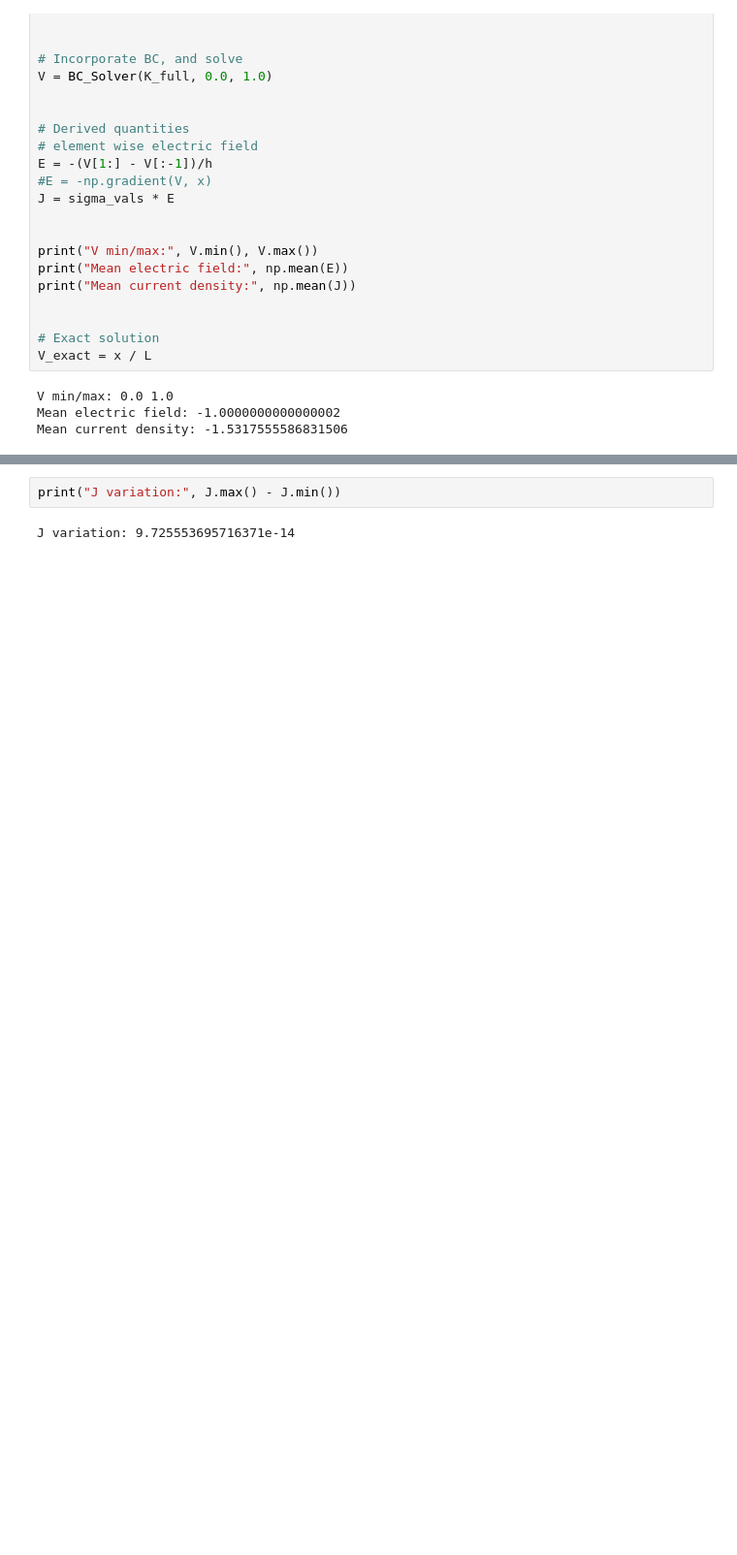
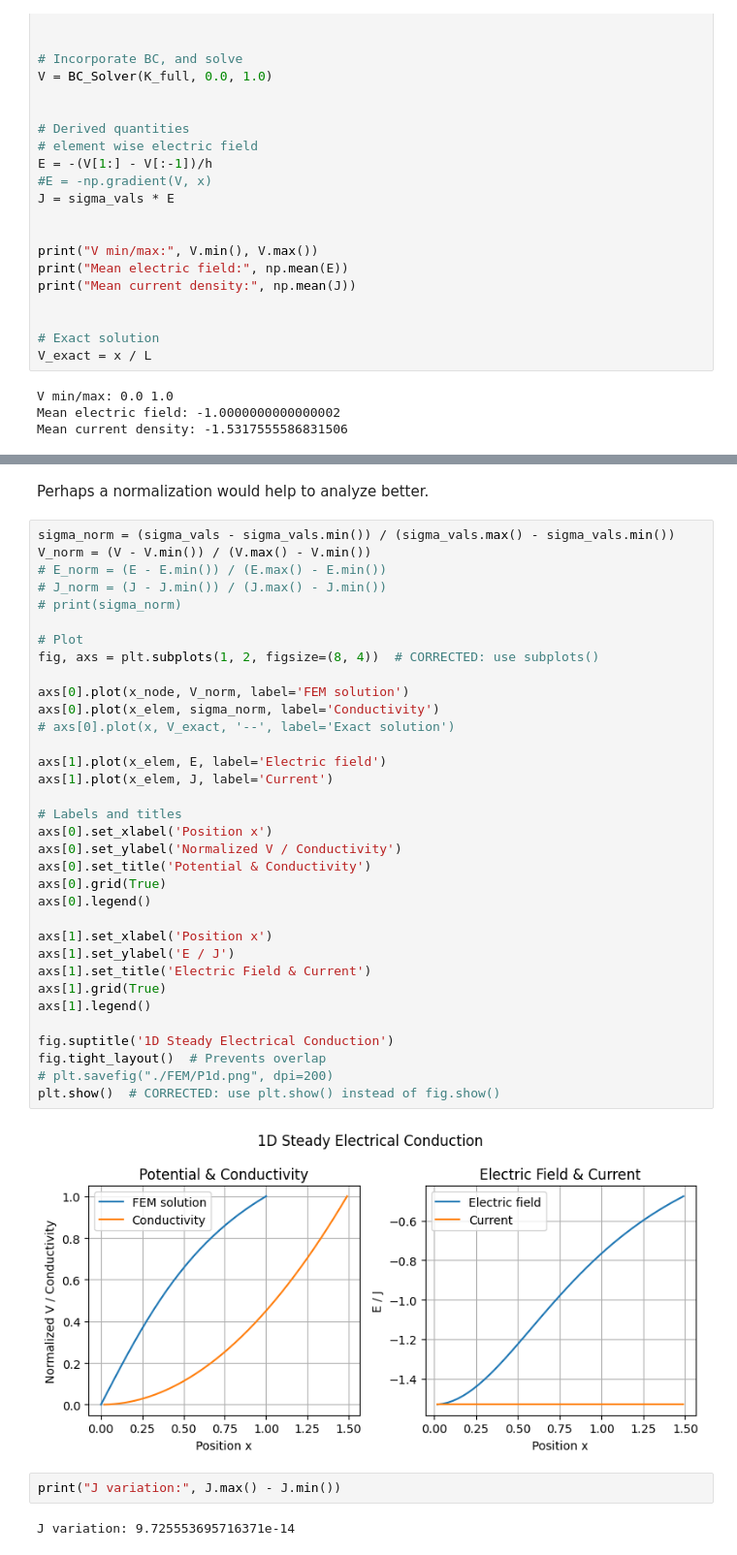
Before and after one commit to ShahYusufSafi/Piezoresistivity-simulations, a Jupyter notebook: FEM/FEM.ipynb, the cells around one changed output, grey strips where cells are left out. Shown at 97% size. Cells and saved outputs as stored; diff of their text form; blank space fills up the shorter version.

```diff
--- a/FEM/FEM.ipynb
+++ b/FEM/FEM.ipynb
@@ -145,3 +147,41 @@ plt.show()
+# %% [markdown]
+Perhaps a normalization would help to analyze better.
+# %%
+sigma_norm = (sigma_vals - sigma_vals.min()) / (sigma_vals.max() - sigma_vals.min())
+V_norm = (V - V.min()) / (V.max() - V.min())
+# E_norm = (E - E.min()) / (E.max() - E.min())
+# J_norm = (J - J.min()) / (J.max() - J.min())
+# print(sigma_norm)
+
+# Plot
+fig, axs = plt.subplots(1, 2, figsize=(8, 4))  # CORRECTED: use subplots()
+
+axs[0].plot(x_node, V_norm, label='FEM solution')
+axs[0].plot(x_elem, sigma_norm, label='Conductivity')
+# axs[0].plot(x, V_exact, '--', label='Exact solution')
+
+axs[1].plot(x_elem, E, label='Electric field')
+axs[1].plot(x_elem, J, label='Current')
+
+# Labels and titles
+axs[0].set_xlabel('Position x')
+axs[0].set_ylabel('Normalized V / Conductivity')
+axs[0].set_title('Potential & Conductivity')
+axs[0].grid(True)
+axs[0].legend()
+
+axs[1].set_xlabel('Position x')
+axs[1].set_ylabel('E / J')
+axs[1].set_title('Electric Field & Current')
+axs[1].grid(True)
+axs[1].legend()
+
+fig.suptitle('1D Steady Electrical Conduction')
+fig.tight_layout()  # Prevents overlap
+# plt.savefig("./FEM/P1d.png", dpi=200)
+plt.show()  # CORRECTED: use plt.show() instead of fig.show()
+# %% [output]
+[figure, added]
 # %%
 print("J variation:", J.max() - J.min())
 # %% [output]
```
Also changed, not shown: parts of 4 cells of this notebook.
